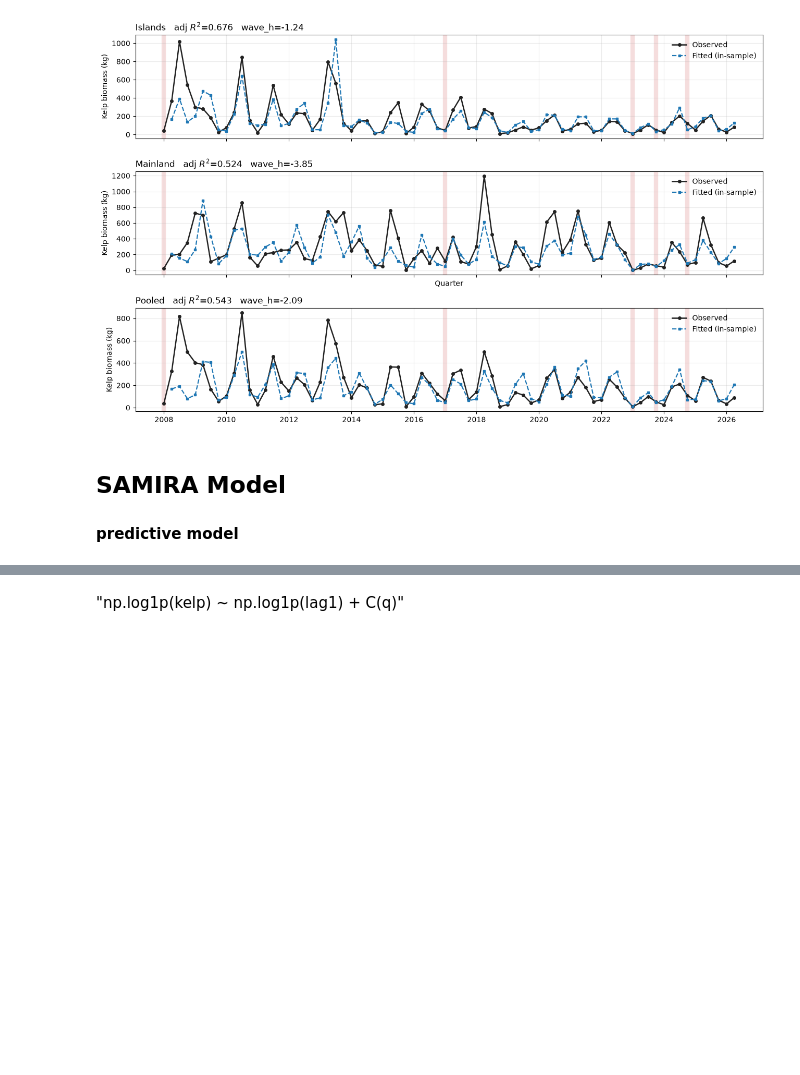
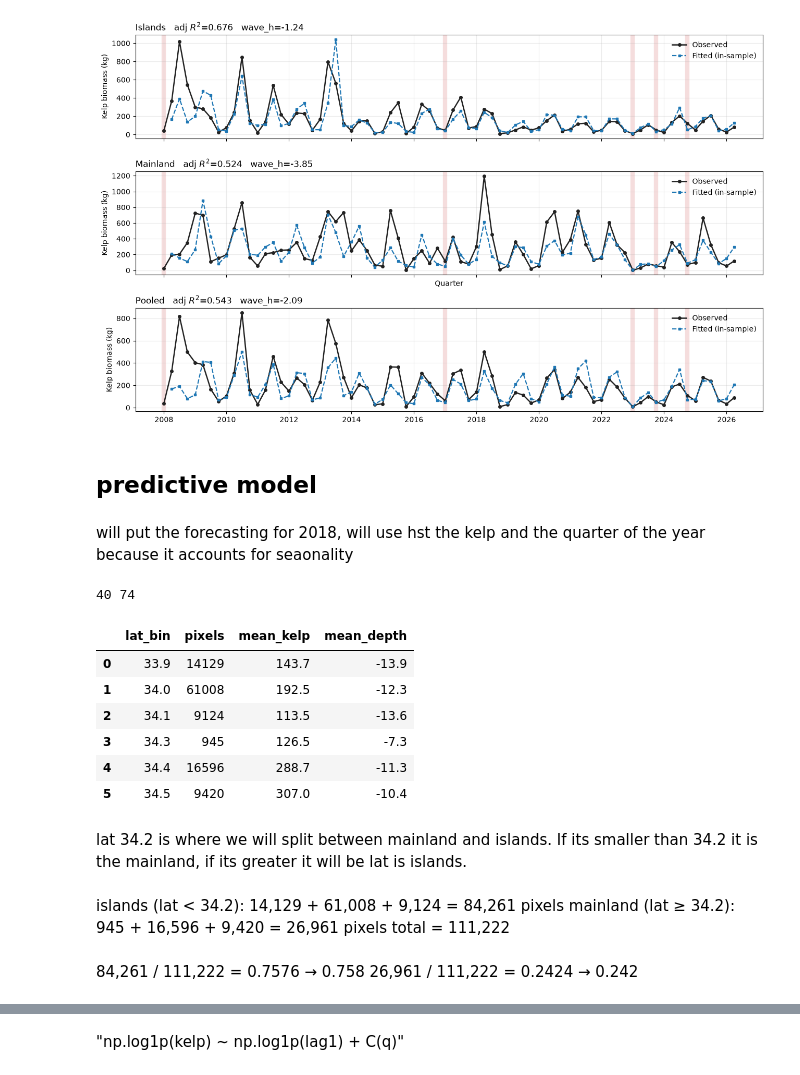
Before and after one commit to EmmaBucket/398_ocean, a Jupyter notebook: Analysis/kelp_model.ipynb, the cells around one changed output, grey strips where cells are left out. Cells and saved outputs as stored; diff of their text form; code cells hidden in the pictures; blank space fills up the shorter version.

```diff
--- a/Analysis/kelp_model.ipynb
+++ b/Analysis/kelp_model.ipynb
@@ -597,5 +597,46 @@ plt.tight_layout()
 # %% [output]
 [figure]
 # %% [markdown]
-## SAMIRA Model
-#### predictive model
+
+## predictive model
+# %% [markdown]
+will put the forecasting for 2018, will use hst the kelp and the quarter of the year because it accounts for seaonality
+# %%
+kelp_hinges = kelp_hinges.sort_values("quarter").reset_index(drop=True)
+START = int(np.where(kelp_hinges.quarter == "2018-01-01")[0][0])
+print(START, len(kelp_hinges))
+
+rows = [] # creates an empty list to store the results
+for i in range(START, len(kelp_hinges)):
+    train_pred = kelp_hinges.iloc[:i].dropna(# creates a training set that includes all data up to the current index
+        subset=["log_lag_kelp_biomass_islands", "log_lag_kelp_biomass_mainland", "log_lag_kelp_biomass_pooled"])
+    row = kelp_hinges.iloc[[i]] # double brackets remain a data frame
+# %% [output]
+40 74
+# %%
+df_split = con.sql("""
+             SELECT round(lat,1) AS lat_bin,
+       count(DISTINCT (lat,lon)) AS pixels,
+       round(avg(kelp_biomass),1) AS mean_kelp,
+       round(avg(elevation_m),1) AS mean_depth
+FROM kelp_waves_depth
+GROUP BY 1 ORDER BY 1
+             """).df()
+df_split
+# %% [output]
+|  | lat_bin | pixels | mean_kelp | mean_depth |
+| 0 | 33.9 | 14129 | 143.7 | -13.9 |
+| 1 | 34.0 | 61008 | 192.5 | -12.3 |
+| 2 | 34.1 | 9124 | 113.5 | -13.6 |
+| 3 | 34.3 | 945 | 126.5 | -7.3 |
+| 4 | 34.4 | 16596 | 288.7 | -11.3 |
+| 5 | 34.5 | 9420 | 307.0 | -10.4 |
+# %% [markdown]
+lat 34.2 is where we will split between mainland and islands. If its smaller than 34.2 it is the mainland, if its greater it will be lat is islands.
+# %% [markdown]
+islands  (lat < 34.2):  14,129 + 61,008 + 9,124 =  84,261 pixels
+mainland (lat ≥ 34.2):     945 + 16,596 + 9,420 =  26,961 pixels
+                                          total = 111,222
+# %% [markdown]
+84,261 / 111,222 = 0.7576  →  0.758
+26,961 / 111,222 = 0.2424  →  0.242
```
Also changed, not shown: parts of 17 cells of this notebook.
